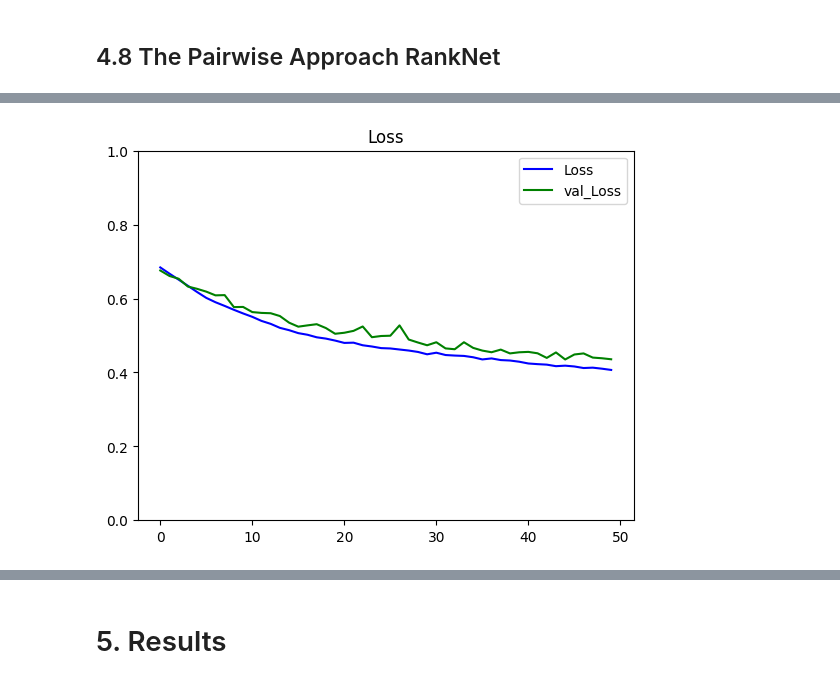
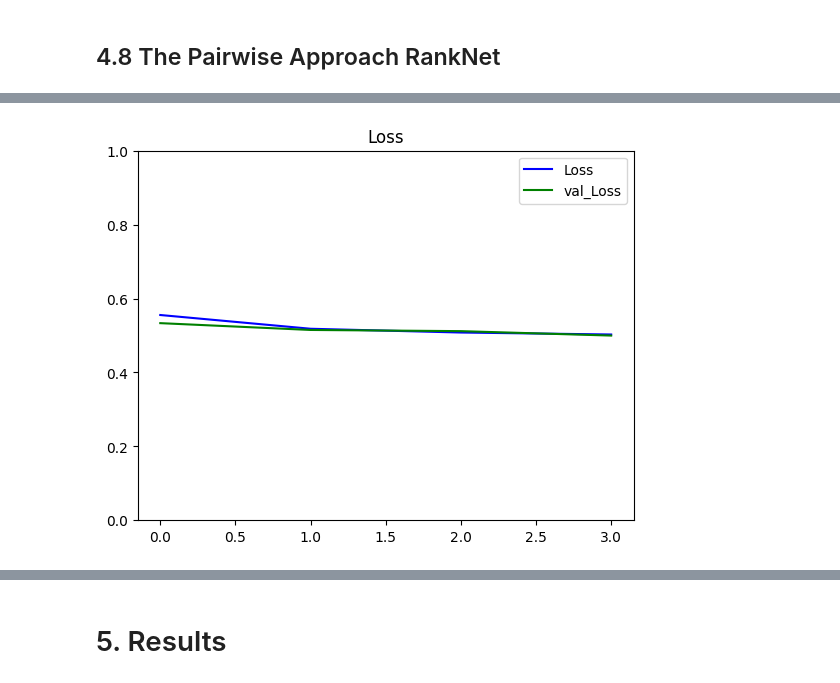
Before and after one commit to ArtemBoltaev/ArtemBoltaev-recsys_course_epam, a Jupyter notebook: notebooks/instacart/models.ipynb, the cells around one changed output, grey strips where cells are left out. Saved outputs shown, nothing was run; the diff lists cells and outputs as text; code cells hidden in the pictures.

Commit message:
add pairwise model

```diff
--- a/notebooks/instacart/models.ipynb
+++ b/notebooks/instacart/models.ipynb
@@ -684,19 +752,13 @@ ndcg_at_k 0.22785385614353162
 # %%
-import tensorflow as tf
-from tensorflow.keras import layers, activations, losses, Model, Input
-from tensorflow.nn import leaky_relu
-import numpy as np
-from itertools import combinations
-from tensorflow.keras.utils import plot_model, Progbar
-import matplotlib.pyplot as plt
-from sklearn.model_selection import train_test_split
-
 # model architecture
 class RankNet(Model):
     def __init__(self):
         super().__init__()
-        self.dense = [layers.Dense(16, activation=leaky_relu), layers.Dense(8, activation=leaky_relu)]
-        self.o = layers.Dense(1, activation='linear')
+        self.dense = [
+            layers.Dense(16, activation=leaky_relu),
+            layers.Dense(8, activation=leaky_relu),
+        ]
+        self.o = layers.Dense(1, activation="linear")
         self.oi_minus_oj = layers.Subtract()
 
     def call(self, inputs):
@@ -707,9 +769,9 @@ class RankNet(Model):
             densei = dense(densei)
             densej = dense(densej)
         oi = self.o(densei)
-        oj= self.o(densej)
+        oj = self.o(densej)
         oij = self.oi_minus_oj([oi, oj])
-        output = layers.Activation('sigmoid')(oij)
+        output = layers.Activation("sigmoid")(oij)
         return output
 
     def build_graph(self):
@@ -757,6 +853,12 @@ xi_train, xi_test, xj_train, xj_test, pij_train, pij_test, pair_id_train, pair_i
 # %%
 # train model using compile and fit
 ranknet = RankNet()
-ranknet.compile(optimizer='adam', loss='binary_crossentropy')
-history = ranknet.fit([xi_train, xj_train], pij_train, epochs=50, batch_size=1, validation_data=([xi_test, xj_test], pij_test))
+ranknet.compile(optimizer="adam", loss="binary_crossentropy")
+history = ranknet.fit(
+    [xi_train, xj_train],
+    pij_train,
+    epochs=4,
+    batch_size=1,
+    validation_data=([xi_test, xj_test], pij_test),
+)
 # %% [output]
@@ -780,13 +873,17 @@ Epoch 50/50
 # %%
 # function for plotting loss
 def plot_metrics(train_metric, val_metric=None, metric_name=None, title=None, ylim=5):
     plt.title(title)
-    plt.ylim(0,ylim)
-    plt.plot(train_metric,color='blue',label=metric_name)
-    if val_metric is not None: plt.plot(val_metric,color='green',label='val_' + metric_name)
+    plt.ylim(0, ylim)
+    plt.plot(train_metric, color="blue", label=metric_name)
+    if val_metric is not None:
+        plt.plot(val_metric, color="green", label="val_" + metric_name)
     plt.legend(loc="upper right")
 
+
 # plot loss history
-plot_metrics(history.history['loss'], history.history['val_loss'], "Loss", "Loss", ylim=1.0)
+plot_metrics(
+    history.history["loss"], history.history["val_loss"], "Loss", "Loss", ylim=1.0
+)
 # %% [output]
-[figure, old version]
+[figure, new version]
```
Also changed, not shown: parts of 24 cells of this notebook.
